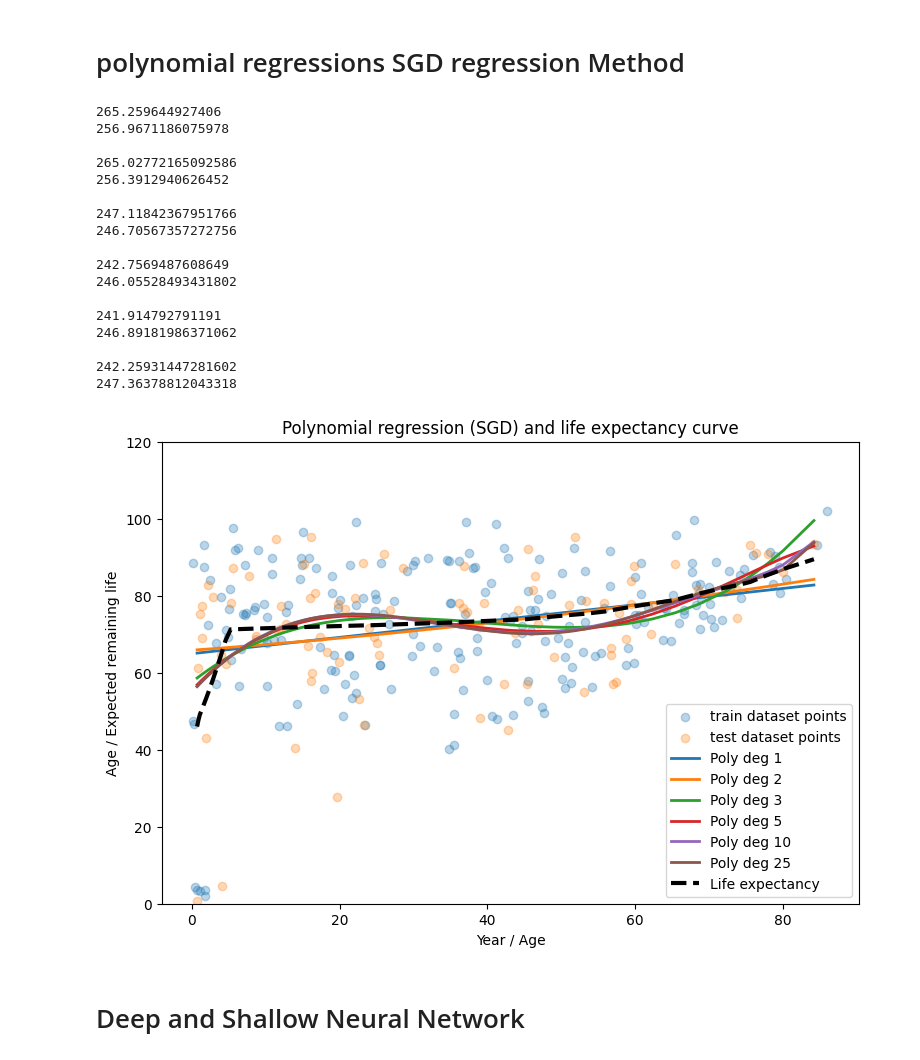
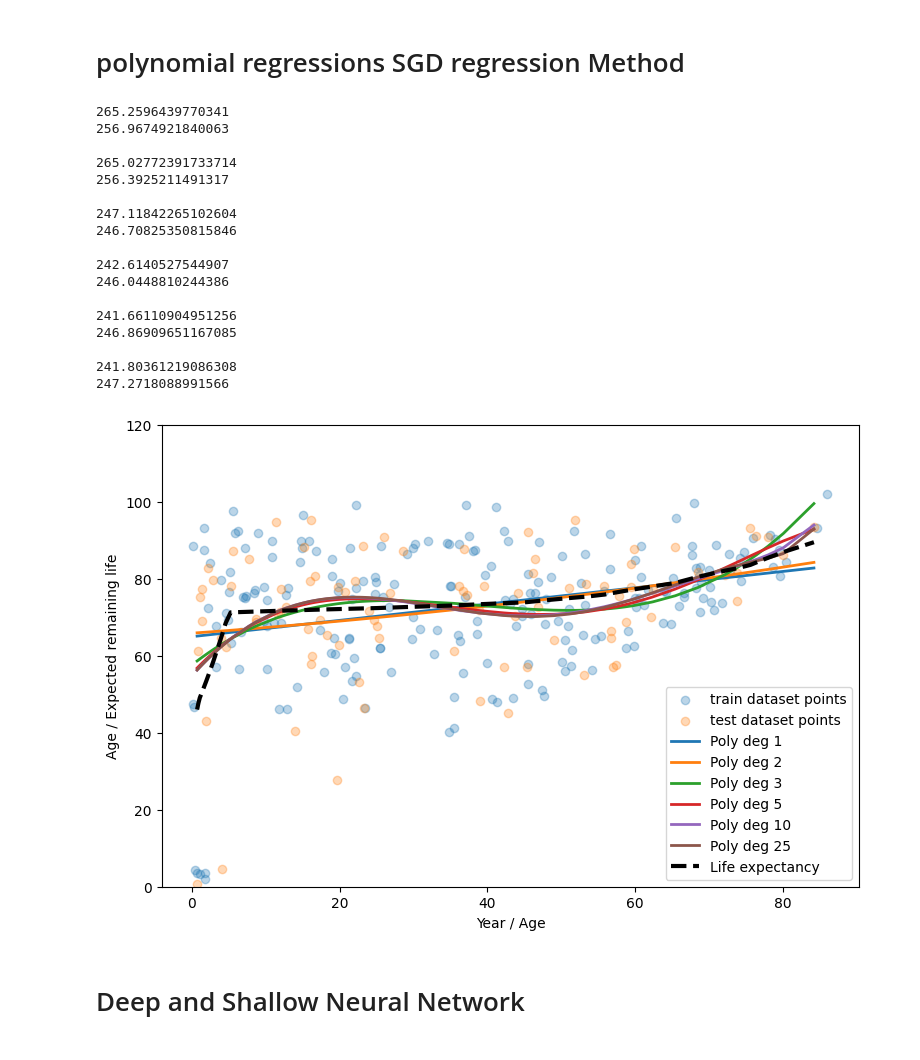
Before and after one commit to Pietro-Gavazzi/TFE, a Jupyter notebook: Toy_problem.ipynb, the cells around one changed output. Drawn from its saved outputs; the diff is of its cells as text; code cells hidden in the pictures.

```diff
--- a/Toy_problem.ipynb
+++ b/Toy_problem.ipynb
@@ -142,15 +142,38 @@ x_plot = np.sort(X_test.copy().T[0])
 # %% [markdown]
 # First Model
 # %%
-model = Pipeline([
-    ("linreg",  LinearRegression(fit_intercept=True))
-])
+
+# Training step
+model = LinearRegression(fit_intercept=True)
+
+
 
 model.fit(X_train, y_train)
-train_error = np.mean((y_train - model.predict(X_train))**2)
-print(train_error)
-train_error = np.mean((y_test - model.predict(X_test))**2)
-print(train_error)
+train_error = (y_train - model.predict(X_train))**2
+mean_train_error = np.mean(train_error)
+print(mean_train_error)
+
+
+#test step
+
+
+
+test_error  = (y_test - model.predict(X_test))**2
+mean_test_error = np.mean(test_error)
+print(mean_test_error)
+
+
+# print(model.predict([ [0]]))
+# print(model.predict([[105]]))
+
+
+# alpha = 0.05
+# a = 0
+# b = 7603.84
+# M = len(y_test)
+# epsilon = (b-a)*np.sqrt((np.log(2/alpha))/(2*M))
+# print(epsilon)
+
 
 
 plt.figure(figsize=(9, 6))
@@ -159,7 +182,7 @@ plt.scatter(X_train, y_train,  alpha=0.3, label = "train dataset points")
 plt.scatter(X_test, y_test,  alpha=0.3, label = "test dataset points")
 
 y_plot = model.predict(x_plot.reshape(-1, 1))
-plt.plot(x_plot, y_plot, linewidth=2, label=f"OLS")
+plt.plot(x_plot, y_plot, linewidth=2, label=f"OLS regressor")
 
 # life expectancy curve
 plt.plot(
@@ -175,7 +198,7 @@ plt.ylim(0, 120)
 # ------------------ plot formatting ------------------
 plt.xlabel("Year / Current age")
 plt.ylabel("Year / Death age")
-plt.title("Ordinary Least Squares on training data and life expectancy curve")
+# plt.title("Ordinary Least Squares on training data and life expectancy curve")
 plt.legend()
 plt.show()
 # %% [output]
@@ -268,7 +292,7 @@ for degree in degree_list:
         ("scaler", StandardScaler()),
         ("sgd", SGDRegressor(
             loss="squared_error",
-            max_iter=500000,
+            max_iter=5000000,
             tol=None,
             random_state=42,
             fit_intercept=True
@@ -284,20 +308,20 @@ for degree in degree_list:
     print()
     sgd_model_list.append(model)
 # %% [output]
-265.259644927406
-256.9671186075978
+265.2596439770341
+256.9674921840063
 
-265.02772165092586
-256.3912940626452
+265.02772391733714
+256.3925211491317
 
-247.11842367951766
-246.70567357272756
+247.11842265102604
+246.70825350815846
 
-242.7569487608649
-246.05528493431802
+242.6140527544907
+246.0448810244386
 
-241.914792791191
-246.89181986371062
+241.66110904951256
+246.86909651167085
 
-242.25931447281602
-247.36378812043318
+241.80361219086308
+247.2718088991566
@@ -304,32 +349,32 @@ for degree in degree_list:
 # %%
 plt.figure(figsize=(9, 6))
 
 plt.scatter(X_train, y_train,  alpha=0.3, label = "train dataset points")
 plt.scatter(X_test, y_test,  alpha=0.3, label = "test dataset points")
 
 for degree, model in zip(degree_list, sgd_model_list):
     y_plot = model.predict(x_plot.reshape(-1, 1))
     plt.plot(x_plot, y_plot, linewidth=2, label=f"Poly deg {degree}")
 
 # life expectancy curve
 plt.plot(
     x_plot,
     [life_exp[i]for i in x_plot],
     linewidth=3,
     linestyle="--",
     label="Life expectancy",
     color='black'
 )
 
 plt.ylim(0, 120)
 # ------------------ plot formatting ------------------
 plt.xlabel("Year / Age")
 plt.ylabel("Age / Expected remaining life")
-plt.title("Polynomial regression (SGD) and life expectancy curve")
+# plt.title("Polynomial regression (SGD) and life expectancy curve")
 plt.legend()
 plt.show()
 # %% [output]
-[figure, old version]
+[figure, new version]
 # %% [markdown]
 # Deep and Shallow Neural Network
 # %%
```
Also changed, not shown: parts of 7 cells of this notebook, 4 other files.
